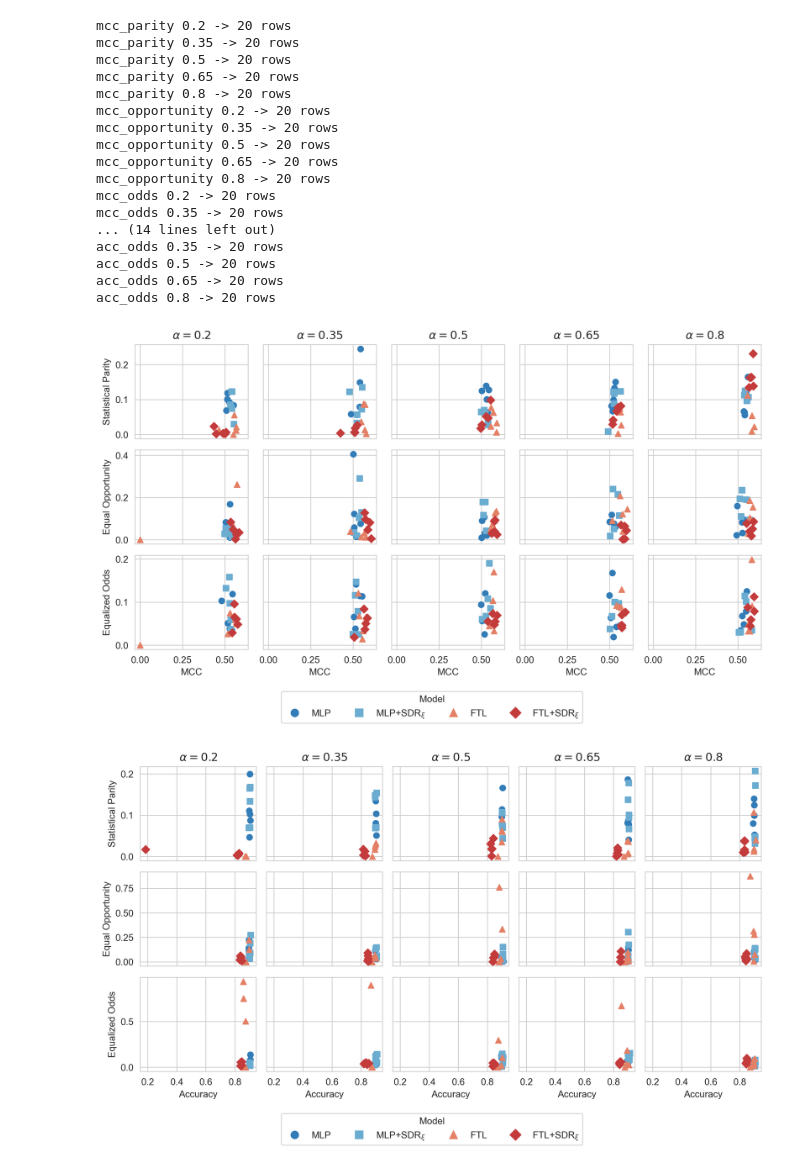
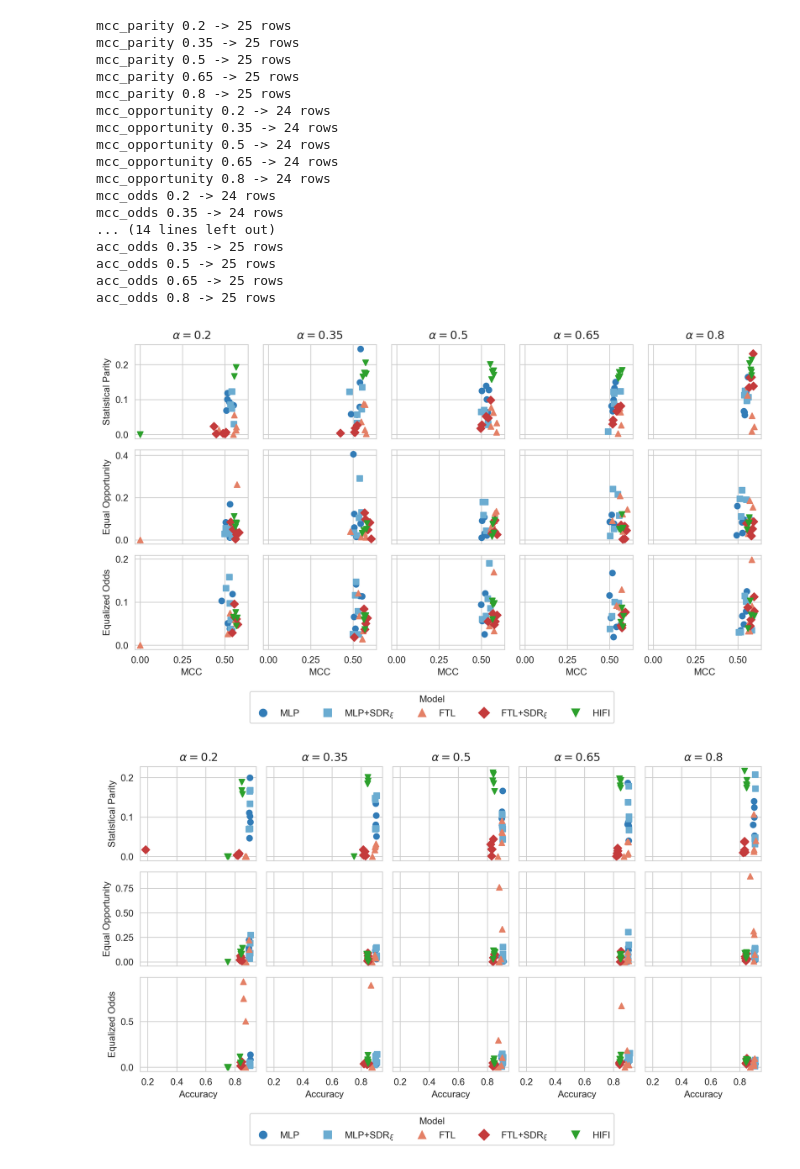
Before and after one commit to sabia-pesc/statistical-dependency-regularization, a Jupyter notebook: notebooks/ablation_results/plot_sensibility.ipynb, the cells around one changed output. Drawn from its saved outputs; the diff is of its cells as text; code cells hidden in the pictures.

Commit message:
alpha ablations with HIFI

```diff
--- a/notebooks/ablation_results/plot_sensibility.ipynb
+++ b/notebooks/ablation_results/plot_sensibility.ipynb
@@ -34,3 +34,12 @@ def read_csv_files_from_folder(folder_path):
     return combined_df
 # %%
 results = pd.read_csv('alpha_ablation_results.csv')
+
+# add HIFI results computed via ablation.py's alpha_ablation(), stored in raw_results
+_alpha_cols = ['dataset', 'method', 'fitness_rule', 'fitness', 'overall_acc', 'MCC',
+               'avg_odds_diff', 'stat_par_diff', 'eq_opp_diff', 'solution', 'alpha']
+hifi_raw_results = read_csv_files_from_folder('../../raw_results')
+hifi_alpha_results = hifi_raw_results[hifi_raw_results['fitness_rule'].str.startswith('alpha_', na=False)].copy()
+hifi_alpha_results = hifi_alpha_results[_alpha_cols]
+
+results = pd.concat([results, hifi_alpha_results], ignore_index=True)
@@ -46,6 +57,7 @@ results.replace({
     'mlp_standard_l2_initializer': 'MLP+L2',
     'ftl_mlp_initializer': 'FTL',
     'ftl_mlp_xi_reg_initializer': r'FTL+SDR$_{\xi}$',
+    'hifi_initializer': 'HIFI',
 
 }, inplace=True)
 # %%
@@ -121,33 +133,33 @@ for rule in fitness_rules:
         results_by_rule_alpha[(rule, alpha)] = subset
         print(rule, alpha, '->', len(subset), 'rows')
 # %% [output]
-mcc_parity 0.2 -> 20 rows
-mcc_parity 0.35 -> 20 rows
-mcc_parity 0.5 -> 20 rows
-mcc_parity 0.65 -> 20 rows
-mcc_parity 0.8 -> 20 rows
-mcc_opportunity 0.2 -> 20 rows
-mcc_opportunity 0.35 -> 20 rows
-mcc_opportunity 0.5 -> 20 rows
-mcc_opportunity 0.65 -> 20 rows
-mcc_opportunity 0.8 -> 20 rows
-mcc_odds 0.2 -> 20 rows
-mcc_odds 0.35 -> 20 rows
+mcc_parity 0.2 -> 25 rows
+mcc_parity 0.35 -> 25 rows
+mcc_parity 0.5 -> 25 rows
+mcc_parity 0.65 -> 25 rows
+mcc_parity 0.8 -> 25 rows
+mcc_opportunity 0.2 -> 24 rows
+mcc_opportunity 0.35 -> 24 rows
+mcc_opportunity 0.5 -> 24 rows
+mcc_opportunity 0.65 -> 24 rows
+mcc_opportunity 0.8 -> 24 rows
+mcc_odds 0.2 -> 24 rows
+mcc_odds 0.35 -> 24 rows
 ... (14 lines left out)
-acc_odds 0.35 -> 20 rows
-acc_odds 0.5 -> 20 rows
-acc_odds 0.65 -> 20 rows
-acc_odds 0.8 -> 20 rows
+acc_odds 0.35 -> 25 rows
+acc_odds 0.5 -> 25 rows
+acc_odds 0.65 -> 25 rows
+acc_odds 0.8 -> 25 rows
 # %%
 os.makedirs('sensibility_plots', exist_ok=True)
 
-methods = [r'MLP', r'MLP+SDR$_{\xi}$', r'FTL', r'FTL+SDR$_{\xi}$']
+methods = [r'MLP', r'MLP+SDR$_{\xi}$', r'FTL', r'FTL+SDR$_{\xi}$', r'HIFI']
 method_markers = ['o', 's', '^', 'D', 'v', 'P', 'X']
 method_marker_map = {m: method_markers[i % len(method_markers)] for i, m in enumerate(methods)}
 
 # Paleta customizada evitando tons intermediários claros
 cmap = plt.cm.RdBu_r
-method_palette = [cmap(0.15), cmap(0.25), cmap(0.75), cmap(0.85)]
+method_palette = [cmap(0.15), cmap(0.25), cmap(0.75), cmap(0.85), 'tab:green']
 method_color_map = {m: method_palette[i % len(method_palette)] for i, m in enumerate(methods)}
 
 performance_metric_labels = {
@@ -171,32 +183,32 @@ def plot_fitness_sensibility(rules, filename_suffix):
             ax = axes[row, col]
             subset = results_by_rule_alpha[(rule, alpha)]
 
             for method in methods:
                 method_subset = subset[subset['method'] == method]
                 ax.scatter(method_subset['Performance'], method_subset['Fairness'],
                            color=method_color_map[method],
                            marker=method_marker_map[method])
             if row == 0:
                 ax.set_title(fr'$\alpha={alpha}$')
 
             ax.set_ylabel(fitness_rules_abvr[rule] if col == 0 else '')
             ax.set_xlabel(performance_label if row == n_rows - 1 else '')
 
     plt.tight_layout(rect=(0, 0.1, 1, 1))
 
     legend_handles = [Line2D([0], [0], marker=method_marker_map[m], color=method_color_map[m],
                               linestyle='', markersize=8, label=m) for m in methods]
     fig.legend(handles=legend_handles, loc='lower center', ncol=len(methods),
                bbox_to_anchor=(0.5, 0.0), title='Model')
 
     plt.savefig(f'sensibility_plots/fitness_sensibility_{filename_suffix}.pdf')
     plt.show()
 
 mcc_rules = ['mcc_parity', 'mcc_opportunity', 'mcc_odds']
 acc_rules = ['acc_parity', 'acc_opportunity', 'acc_odds']
 
 plot_fitness_sensibility(mcc_rules, 'mcc')
 plot_fitness_sensibility(acc_rules, 'acc')
 # %% [output]
-[figure, old version]
+[figure, new version]
-[figure, old version]
+[figure, new version]
```
Also changed, not shown: parts of 6 cells of this notebook, 27 other files.
